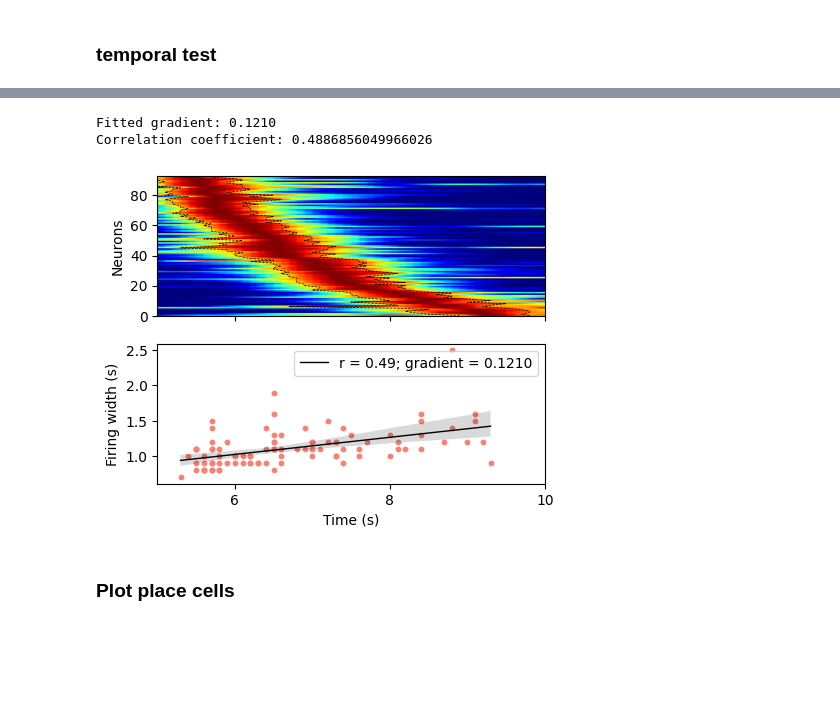
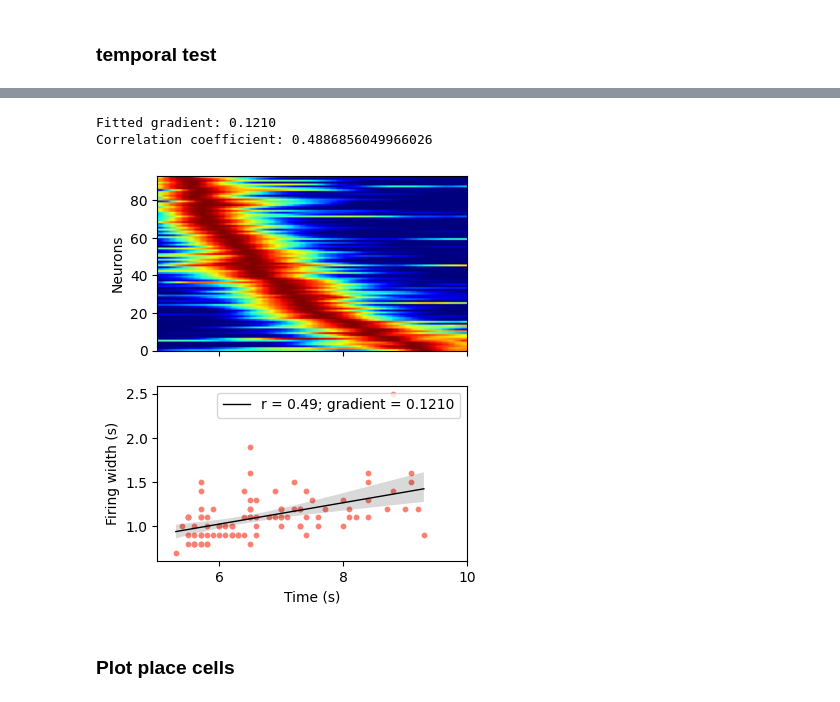
Before and after one commit to qrsyu/STCell, a Jupyter notebook: code/spacetime_task.ipynb, the cells around one changed output, grey strips where cells are left out. Saved outputs shown, nothing was run; the diff lists cells and outputs as text; code cells hidden in the pictures; blank space fills up the shorter version.

```diff
--- a/code/spacetime_task.ipynb
+++ b/code/spacetime_task.ipynb
@@ -318,15 +320,18 @@ def plt_hs(hs, min_fr=0.1, fig=None, ax=None):
 
     return norm_hs, fig, ax
 # %%
+data = np.load(f'{load_dir}/{load_data_type}.npy', allow_pickle=True).item()
+hidden_states = data[f'hidden_states_{num_neuron}']
+
 # Averge accross the batch
 avg_hs = np.mean(hidden_states, axis=0)
 print(avg_hs.shape)
 
 # pre and post noise = 0.3, fr
 fig, ax = plt.subplots(figsize=(5, 4))
-norm_hs, fig, ax = plt_hs(avg_hs[50:], min_fr=0.1, fig=fig, ax=ax)
+norm_hs, fig, ax = plt_hs(avg_hs, min_fr=0.1, fig=fig, ax=ax)
 print(norm_hs.shape)
 ax.set_xlabel('Time (s)')
-plt.savefig(f'hidden_states(RealModel-{load_data_type}).png', transparent=True)
+# plt.savefig(f'hidden_states(RealModel-{load_data_type}).png', transparent=True)
 # %% [output]
 (100, 512)
@@ -451,34 +460,34 @@ Correlation coefficient: 0.3178772365352421
 # %%
-fig, axs = plt.subplots(2, 1, figsize=(5, 4), sharex=True)
+fig, axs = plt.subplots(2, 1, figsize=(4, 5), sharex=True)
 _, fig, axs[0] = plt_hs(norm_hs[:, (firing_starts >= 5) & (firing_ends <= 10)],
                     min_fr=0.1, fig=fig, ax=axs[0])
 
 select_idx = np.where((firing_starts >= 5) & (firing_ends <= 10))[0]
 # Draw dashed lines at firing starts and ends
 dashed_starts, dashed_ends, y = [], [], []
 for idx, i in enumerate(select_idx):
     if (firing_starts[i] >= 5) and (firing_ends[i] <= 10):
         dashed_starts.append(firing_starts[i])
         dashed_ends.append(firing_ends[i])
         y.append(idx)
-axs[0].plot(dashed_starts[::-1], y, color='black', linestyle='--', linewidth=0.5)
-axs[0].plot(dashed_ends[::-1], y, color='black', linestyle='--', linewidth=0.5)
+# axs[0].plot(dashed_starts[::-1], y, color='black', linestyle='--', linewidth=0.5)
+# axs[0].plot(dashed_ends[::-1], y, color='black', linestyle='--', linewidth=0.5)
 axs[0].set_xlim(5, 10)
 
 axs[1].scatter(max_time_pts[(firing_starts >= 5) & (firing_ends <= 10)],
             firing_widths[(firing_starts >= 5) & (firing_ends <= 10)],
             c='salmon', s=10)
 plt_corr(max_time_pts[(firing_starts >= 5) & (firing_ends <= 10)],
          firing_widths[(firing_starts >= 5) & (firing_ends <= 10)],
          fig=fig, ax=axs[1])
 plt.legend()
 axs[1].set_xlabel('Time (s)')
 axs[1].set_ylabel("Firing width (s)")
 plt.savefig(f'../output/firing_width_vs_time(RealModel-{load_data_type})_part2.png', transparent=True)
 # %% [output]
 Fitted gradient: 0.1210
 Correlation coefficient: 0.4886856049966026
-[figure, old version]
+[figure, new version]
 # %% [markdown]
 ### Plot place cells
 # %%
```
Also changed, not shown: parts of 8 cells of this notebook, 9 other files.
